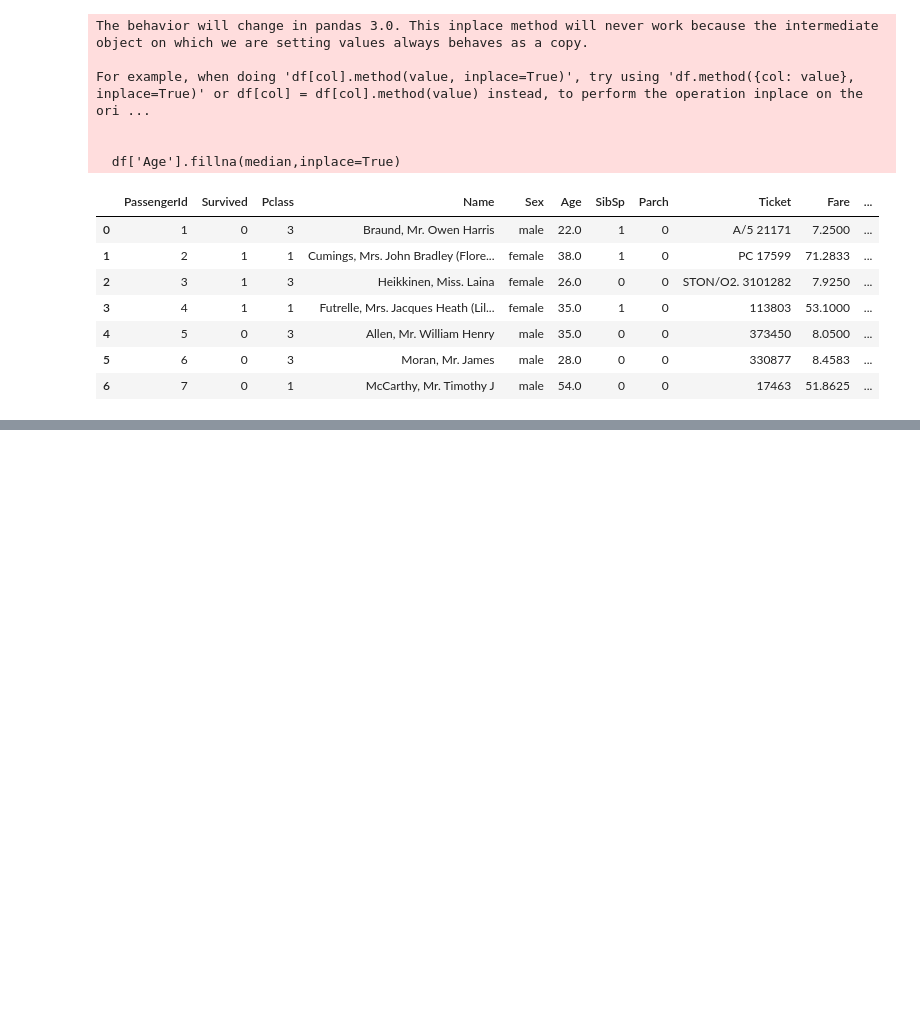
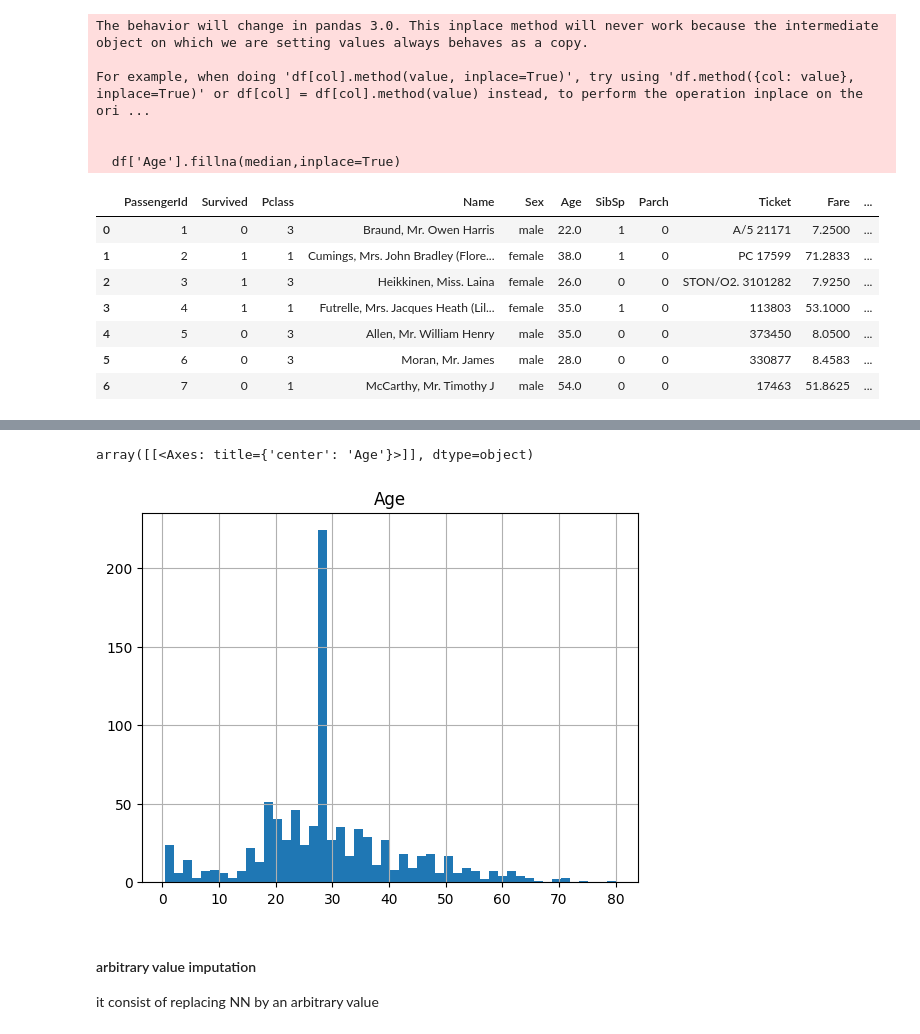
Before and after one commit to dushyantsingh08/feature_engineering, a Jupyter notebook: handling-missing-values.ipynb, the cells around one changed output, grey strips where cells are left out. Cells and saved outputs as stored; diff of their text form; code cells hidden in the pictures; blank space fills up the shorter version.

```diff
--- a/handling-missing-values.ipynb
+++ b/handling-missing-values.ipynb
@@ -271,0 +321,9 @@ For example, when doing 'df[col].method(value, inplace=True)', try using 'df.met
+# %%
+df.hist('Age',bins=50)
+# %% [output]
+array([[<Axes: title={'center': 'Age'}>]], dtype=object)
+[figure, added]
+# %% [markdown]
+#### arbitrary value imputation
+
+it consist of replacing NN by an arbitrary value
```
Also changed, not shown: parts of 11 cells of this notebook, 1 other file.
